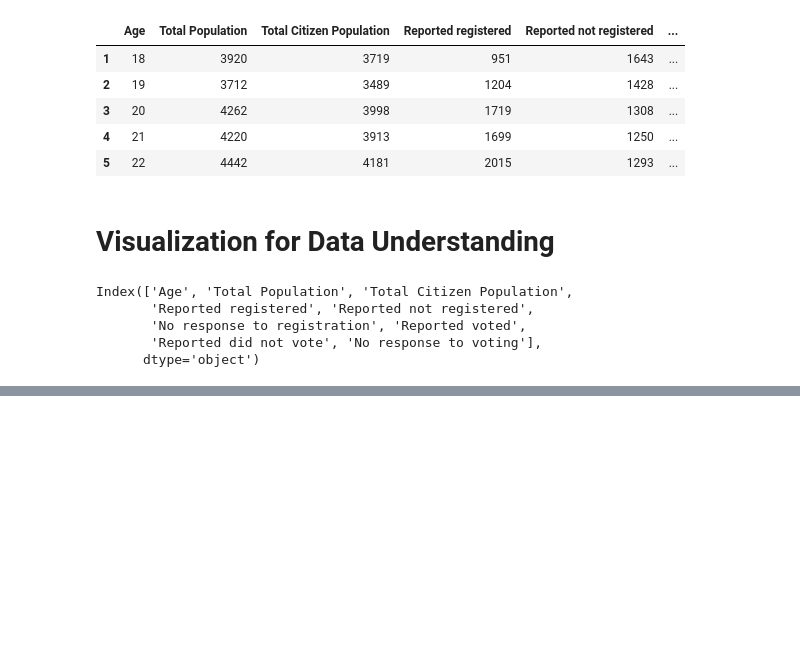
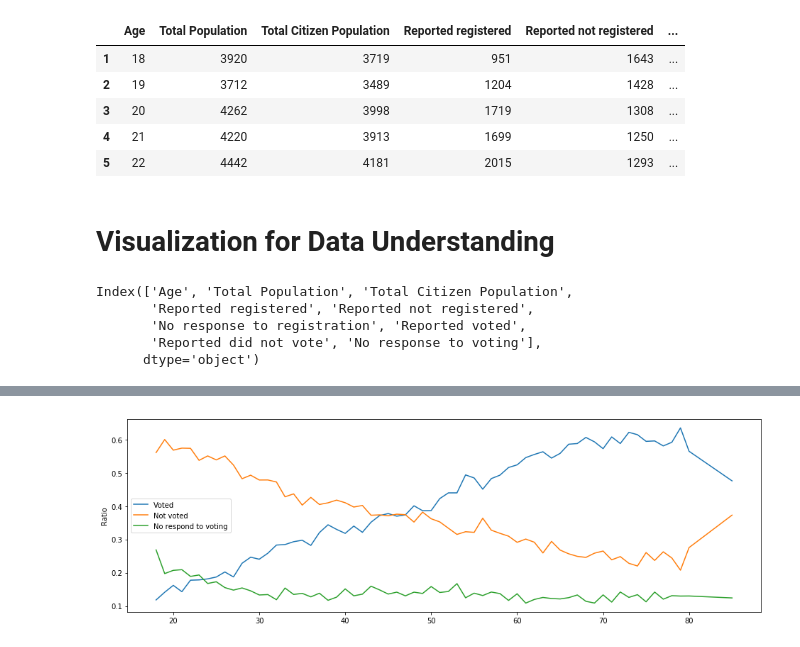
Before and after one commit to h1ros/h1ros.github.io, a Jupyter notebook: content/notebooks/US Census in 2014.ipynb, the cells around one changed output, grey strips where cells are left out. Drawn from its saved outputs; the diff is of its cells as text; code cells hidden in the pictures; blank space fills up the shorter version.

```diff
--- a/content/notebooks/US Census in 2014.ipynb
+++ b/content/notebooks/US Census in 2014.ipynb
@@ -118,0 +150,11 @@ ax = df_vote.plot(x='Age', y=['Reported voted', 'Reported did not vote', 'No res
+# %%
+# Ratio of voting by ages
+plt.figure(figsize=(16, 5))
+plt.plot(df_vote['Age'], df_vote['Reported voted'] / df_vote['Total Population'], label='Voted')
+plt.plot(df_vote['Age'], df_vote['Reported did not vote'] / df_vote['Total Population'], label='Not voted')
+plt.plot(df_vote['Age'], df_vote['No response to voting'] / df_vote['Total Population'], label='No respond to voting')
+legend = plt.legend()
+plt.ylabel('Ratio')
+plt.show()
+# %% [output]
+[figure, added]
```
Also changed, not shown: parts of 7 cells of this notebook.
